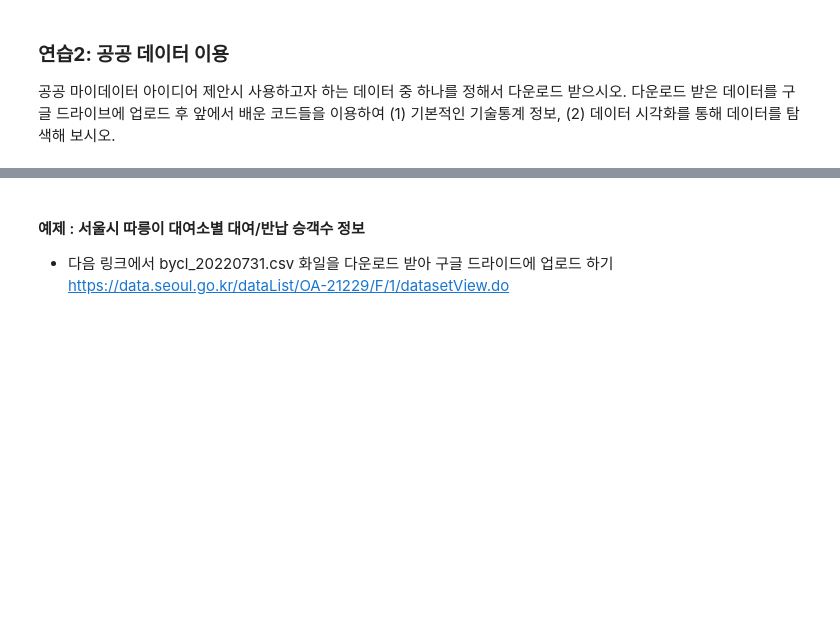
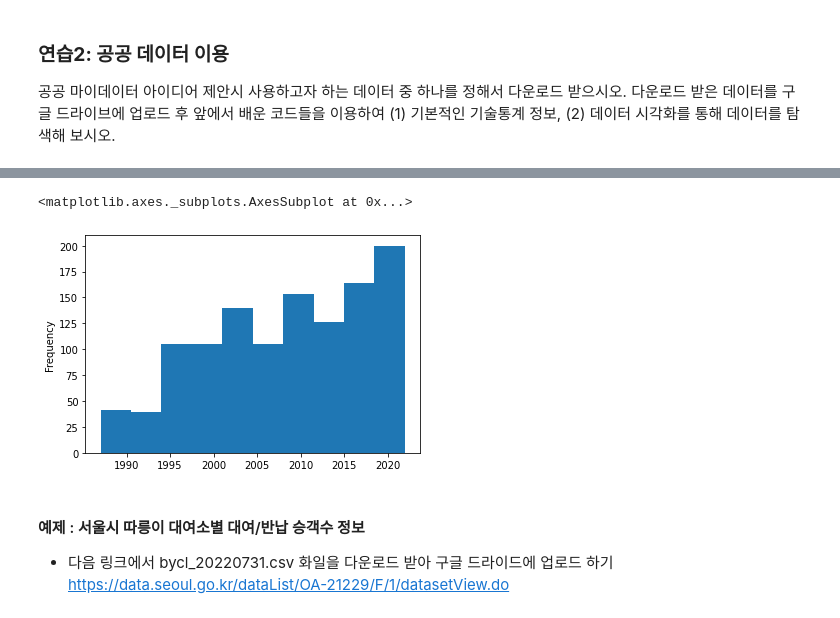
Before and after one commit to Kimjihee05/mining, a Jupyter notebook: python_basic2_jh.ipynb, the cells around one changed output, grey strips where cells are left out. Cells and saved outputs as stored; diff of their text form; code cells hidden in the pictures; blank space fills up the shorter version.

Commit message:
Colaboratory를 통해 생성됨

```diff
--- a/python_basic2_jh.ipynb
+++ b/python_basic2_jh.ipynb
@@ -751,0 +757,9 @@ Name: item_price, dtype: float64
+# %%
+import pandas as pd
+
+# csv 데이터 가져오기, 한글 데이터의 경우 인코딩 변경
+airpollution = pd.read_csv("/content/drive/My Drive/Colab Notebooks/airpollu_yearly.csv", encoding='cp949')
+
+display(airpollution.head()) # 처음 5행 확인
+print(airpollution.info())
+print(airpollution.describe())
@@ -752,3 +790,8 @@ Name: item_price, dtype: float64
+# %%
+airpollution['측정년도'].plot.hist()
+# %% [output]
+<matplotlib.axes._subplots.AxesSubplot at 0x...>
+[figure, added]
 # %% [markdown]
 #### 예제 : 서울시 따릉이 대여소별 대여/반납 승객수 정보
 -  다음  링크에서 bycl_20220731.csv 화일을 다운로드 받아 구글 드라이드에 업로드 하기
```
Also changed, not shown: parts of 4 cells of this notebook.
